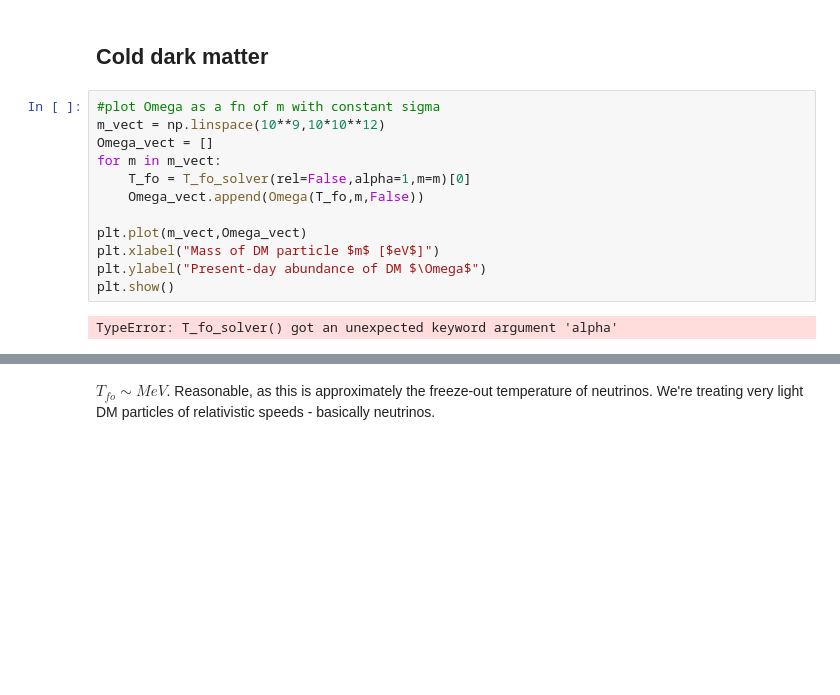
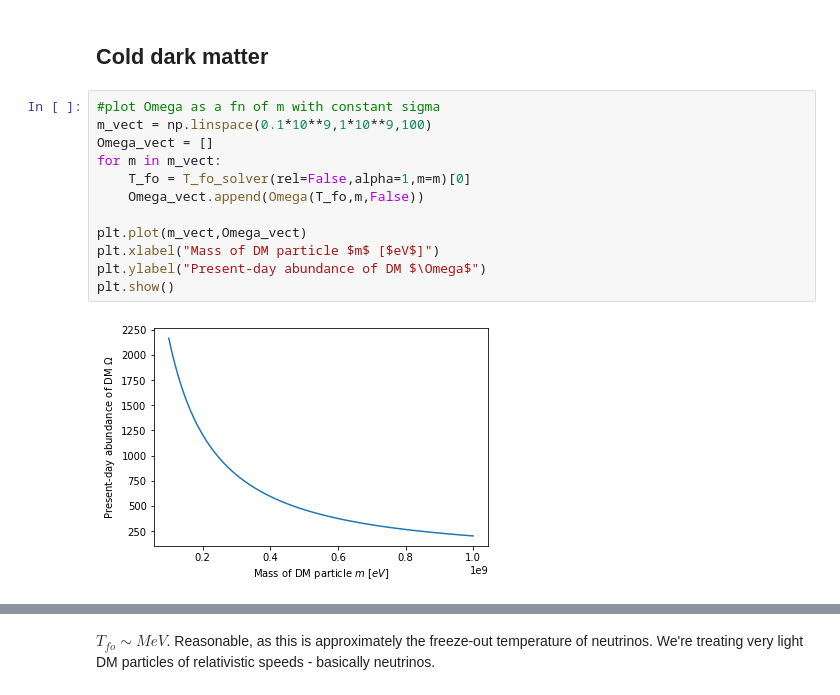
Before and after one commit to adam-coogan/gss19_subhalos, a Jupyter notebook: week_1/anders.ipynb, the cells around one changed output, grey strips where cells are left out. Saved outputs shown, nothing was run; the diff lists cells and outputs as text; blank space fills up the shorter version.

```diff
--- a/week_1/anders.ipynb
+++ b/week_1/anders.ipynb
@@ -169,17 +162,17 @@ plt.show()
 ## Cold dark matter
 # %%
 #plot Omega as a fn of m with constant sigma
-m_vect = np.linspace(10**9,10*10**12)
+m_vect = np.linspace(0.1*10**9,1*10**9,100)
 Omega_vect = []
 for m in m_vect:
     T_fo = T_fo_solver(rel=False,alpha=1,m=m)[0]
     Omega_vect.append(Omega(T_fo,m,False))
 
 plt.plot(m_vect,Omega_vect)
 plt.xlabel("Mass of DM particle $m$ [$eV$]")
 plt.ylabel("Present-day abundance of DM $\Omega$")
 plt.show()
 # %% [output]
-TypeError: T_fo_solver() got an unexpected keyword argument 'alpha'
+[figure, added]
 # %%
 #sanity check for T_fo_solver. Plot composite function for hot DM, make sure that the roots are valid
```
Also changed, not shown: parts of 5 cells of this notebook.
